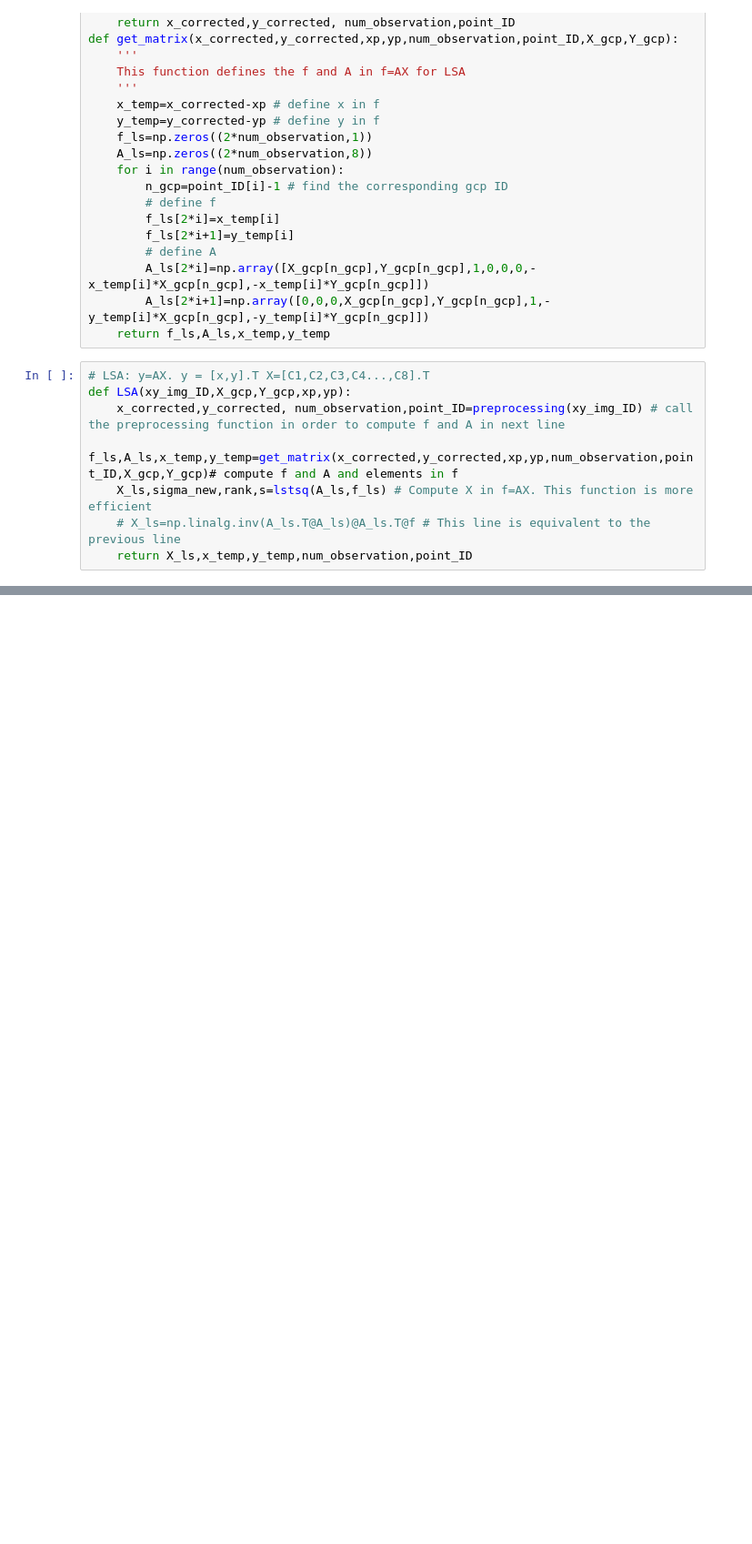
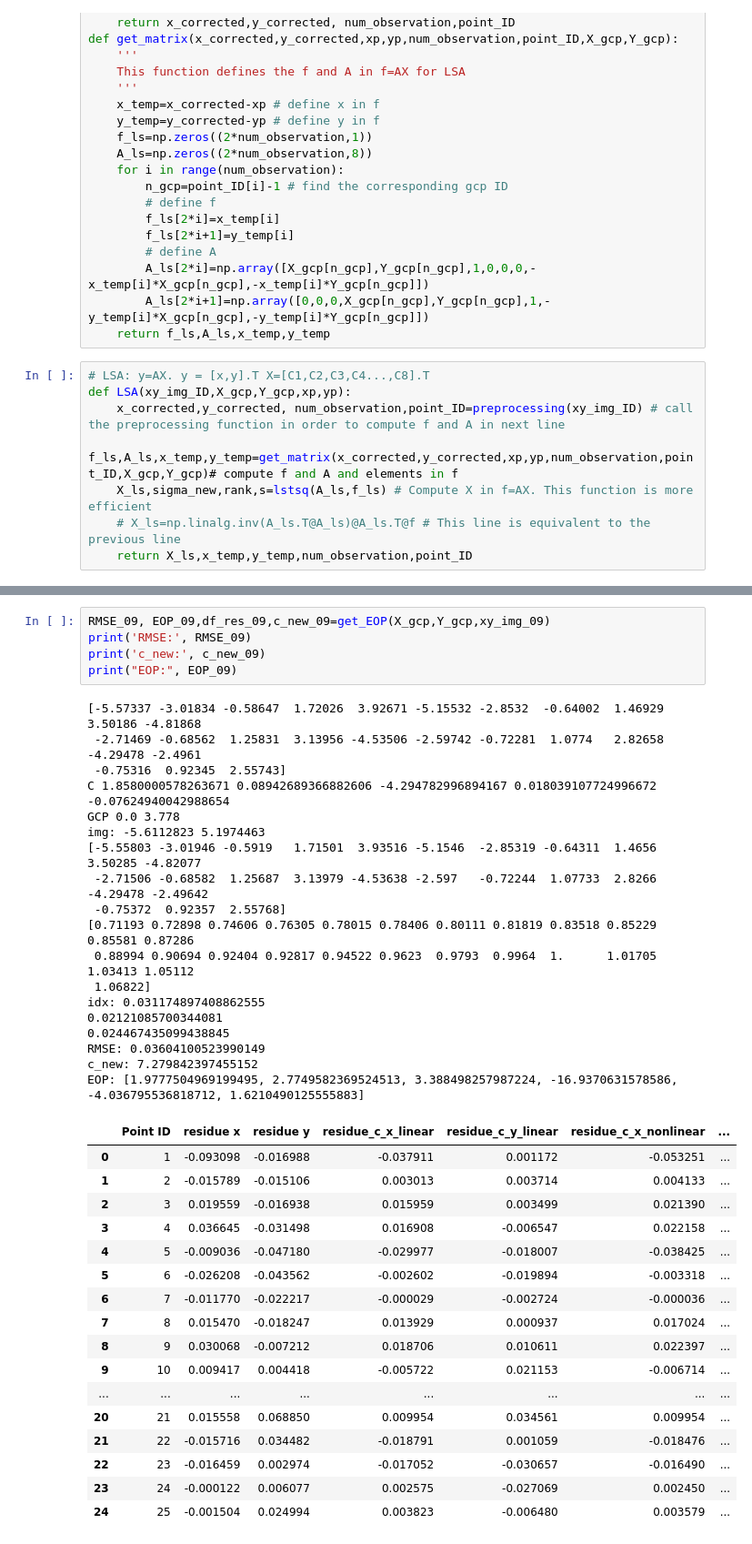
Before and after one commit to Enderrrr-TW/Purdue_every_life, a Jupyter notebook: photogrammetry/single_photo_resection_quaternion.ipynb, the cells around one changed output, grey strips where cells are left out. Shown at 91% size. Cells and saved outputs as stored; diff of their text form; blank space fills up the shorter version.

```diff
--- a/photogrammetry/single_photo_resection_quaternion.ipynb
+++ b/photogrammetry/single_photo_resection_quaternion.ipynb
@@ -212,0 +249,41 @@ get_EOP(X_gcp,Y_gcp,xy_img_09)
+# %%
+RMSE_09, EOP_09,df_res_09,c_new_09=get_EOP(X_gcp,Y_gcp,xy_img_09)
+print('RMSE:', RMSE_09)
+print('c_new:', c_new_09)
+print("EOP:", EOP_09)
+# %% [output]
+[-5.57337 -3.01834 -0.58647  1.72026  3.92671 -5.15532 -2.8532  -0.64002  1.46929  3.50186 -4.81868
+ -2.71469 -0.68562  1.25831  3.13956 -4.53506 -2.59742 -0.72281  1.0774   2.82658 -4.29478 -2.4961
+ -0.75316  0.92345  2.55743]
+C 1.8580000578263671 0.08942689366882606 -4.294782996894167 0.018039107724996672 -0.07624940042988654
+GCP 0.0 3.778
+img: -5.6112823 5.1974463
+[-5.55803 -3.01946 -0.5919   1.71501  3.93516 -5.1546  -2.85319 -0.64311  1.4656   3.50285 -4.82077
+ -2.71506 -0.68582  1.25687  3.13979 -4.53638 -2.597   -0.72244  1.07733  2.8266  -4.29478 -2.49642
+ -0.75372  0.92357  2.55768]
+[0.71193 0.72898 0.74606 0.76305 0.78015 0.78406 0.80111 0.81819 0.83518 0.85229 0.85581 0.87286
+ 0.88994 0.90694 0.92404 0.92817 0.94522 0.9623  0.9793  0.9964  1.      1.01705 1.03413 1.05112
+ 1.06822]
+idx: 0.031174897408862555
+0.02121085700344081
+0.024467435099438845
+RMSE: 0.03604100523990149
+c_new: 7.279842397455152
+EOP: [1.9777504969199495, 2.7749582369524513, 3.388498257987224, -16.9370631578586, -4.036795536818712, 1.6210490125555883]
+|  | Point ID | residue x | residue y | residue_c_x_linear | residue_c_y_linear | residue_c_x_nonlinear | ... |
+| 0 | 1 | -0.093098 | -0.016988 | -0.037911 | 0.001172 | -0.053251 | ... |
+| 1 | 2 | -0.015789 | -0.015106 | 0.003013 | 0.003714 | 0.004133 | ... |
+| 2 | 3 | 0.019559 | -0.016938 | 0.015959 | 0.003499 | 0.021390 | ... |
+| 3 | 4 | 0.036645 | -0.031498 | 0.016908 | -0.006547 | 0.022158 | ... |
+| 4 | 5 | -0.009036 | -0.047180 | -0.029977 | -0.018007 | -0.038425 | ... |
+| 5 | 6 | -0.026208 | -0.043562 | -0.002602 | -0.019894 | -0.003318 | ... |
+| 6 | 7 | -0.011770 | -0.022217 | -0.000029 | -0.002724 | -0.000036 | ... |
+| 7 | 8 | 0.015470 | -0.018247 | 0.013929 | 0.000937 | 0.017024 | ... |
+| 8 | 9 | 0.030068 | -0.007212 | 0.018706 | 0.010611 | 0.022397 | ... |
+| 9 | 10 | 0.009417 | 0.004418 | -0.005722 | 0.021153 | -0.006714 | ... |
+| ... | ... | ... | ... | ... | ... | ... | ... |
+| 20 | 21 | 0.015558 | 0.068850 | 0.009954 | 0.034561 | 0.009954 | ... |
+| 21 | 22 | -0.015716 | 0.034482 | -0.018791 | 0.001059 | -0.018476 | ... |
+| 22 | 23 | -0.016459 | 0.002974 | -0.017052 | -0.030657 | -0.016490 | ... |
+| 23 | 24 | -0.000122 | 0.006077 | 0.002575 | -0.027069 | 0.002450 | ... |
+| 24 | 25 | -0.001504 | 0.024994 | 0.003823 | -0.006480 | 0.003579 | ... |
```
Also changed, not shown: parts of 5 cells of this notebook.
